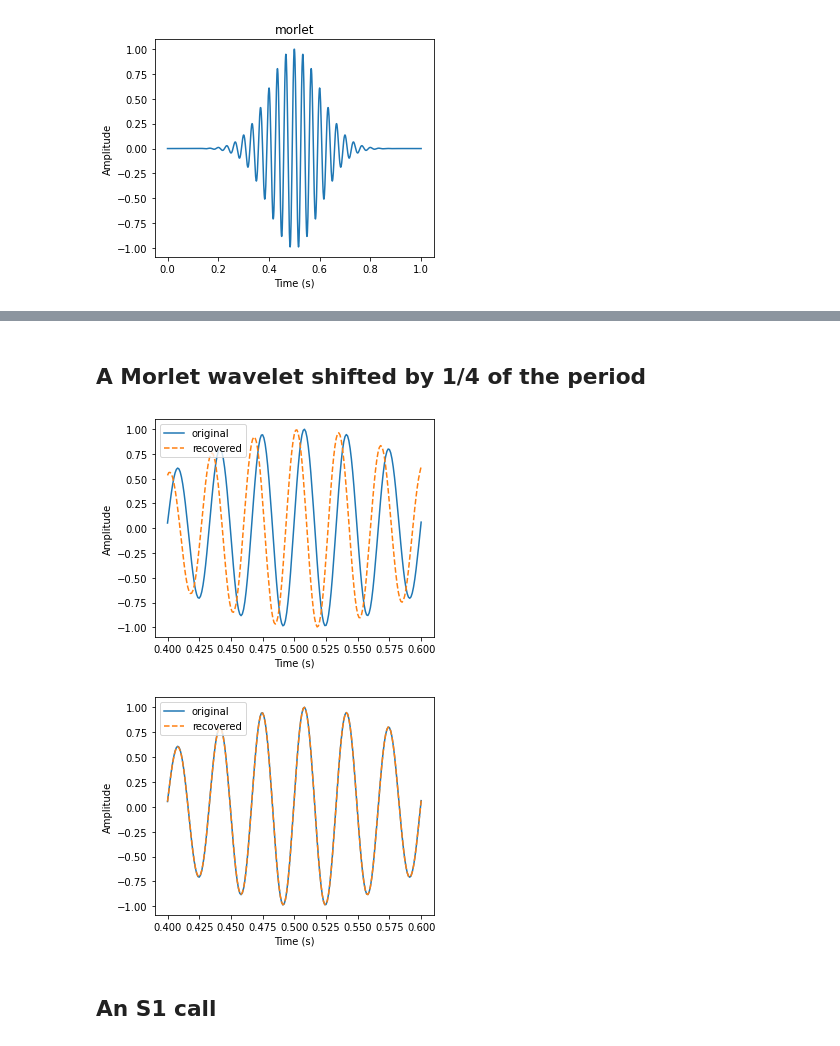
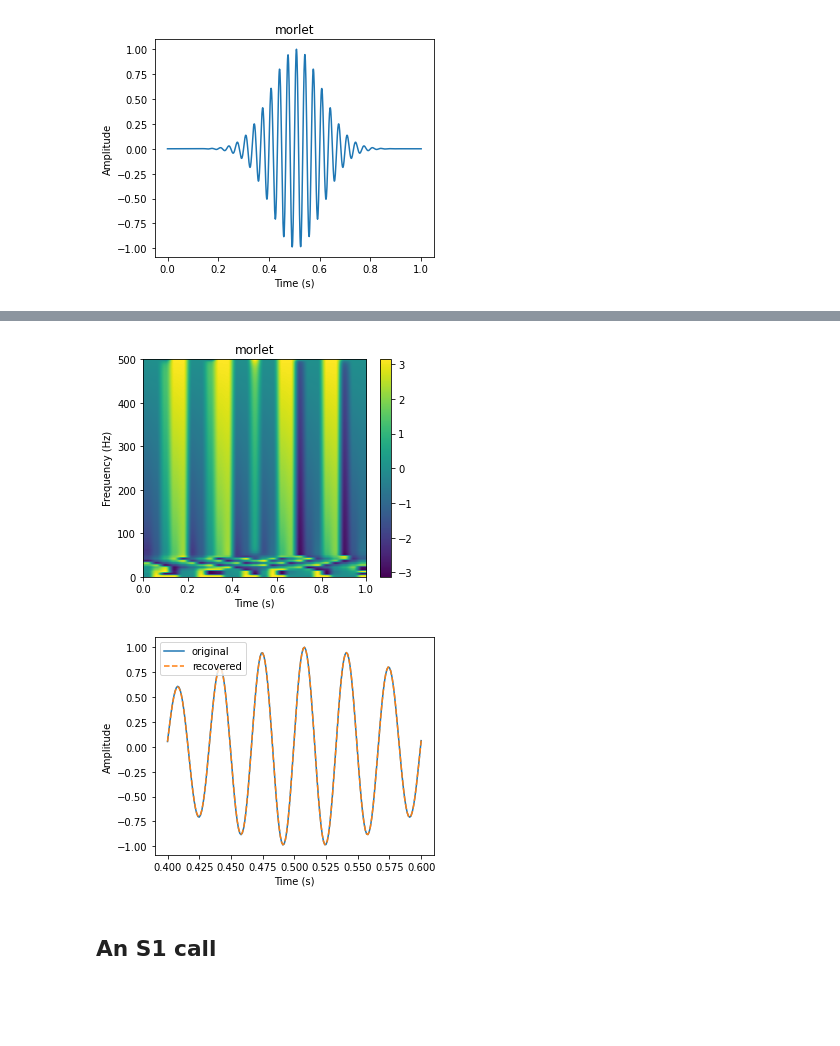
Before and after one commit to oliskir/phase-audibility, a Jupyter notebook: notebook/phase-audibility.ipynb, the cells around one changed output, grey strips where cells are left out. Drawn from its saved outputs; the diff is of its cells as text; code cells hidden in the pictures; blank space fills up the shorter version.

```diff
--- a/notebook/phase-audibility.ipynb
+++ b/notebook/phase-audibility.ipynb
@@ -38,20 +38,14 @@ fig = plot([wf, wf_r], labels=['original', 'recovered'], offset=0.4, duration=0.
-# %% [markdown]
-## A Morlet wavelet shifted by 1/4 of the period
+# %%
+spec = MagSpectrogram.from_waveform(audio=wf, window=0.2, step=0.04, compute_phase=True)
+
+fig = spec.plot_phase_angle()
+# %% [output]
+[figure, added]
 # %%
-wf = Waveform.morlet(rate=1000, frequency=30., width=0.1, displacement=0.25/30., samples=1000)
-spec = MagSpectrogram.from_waveform(audio=wf, window=0.2, step=0.04)
-wf_r = spec.recover_waveform(num_iters=25, phase_angle=0)
-
+wf_r = spec.recover_waveform(num_iters=25)
 fig = plot([wf, wf_r], labels=['original', 'recovered'], offset=0.4, duration=0.2)
 # %% [output]
-[figure, old version]
+[figure, new version]
-# %%
-spec = MagSpectrogram.from_waveform(audio=wf, window=0.2, step=0.04, compute_phase=True)
-wf_r = spec.recover_waveform(num_iters=25)
-
-fig = plot([wf, wf_r], labels=['original', 'recovered'], offset=0.4, duration=0.2)
-# %% [output]
-[figure, removed]
 # %% [markdown]
 ## An S1 call
 # %%
```
Also changed, not shown: parts of 8 cells of this notebook.
